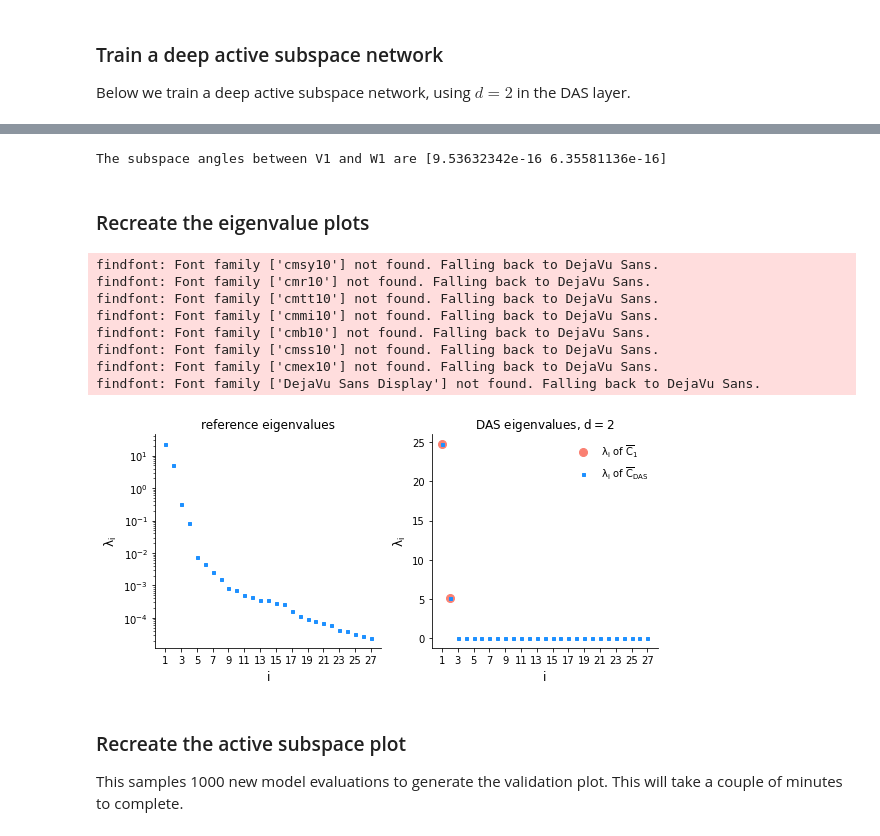
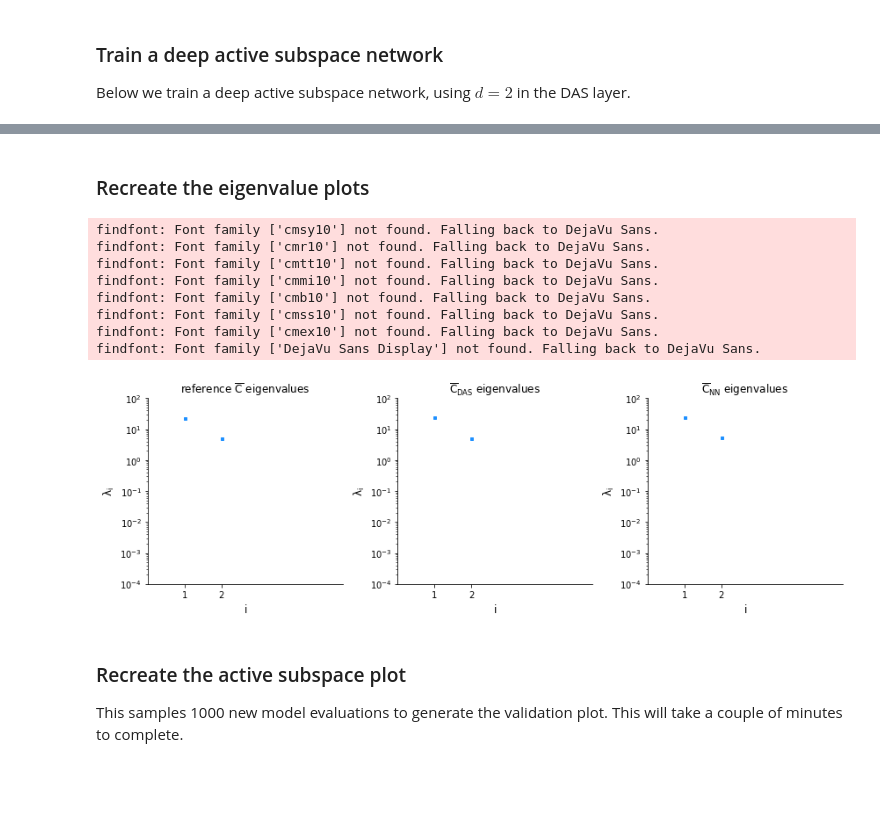
Before and after one commit to wedeling/deep_active_subspace_data, a Jupyter notebook: HIV/HIV_vector.ipynb, the cells around one changed output, grey strips where cells are left out. Drawn from its saved outputs; the diff is of its cells as text; code cells hidden in the pictures; blank space fills up the shorter version.

```diff
--- a/HIV/HIV_vector.ipynb
+++ b/HIV/HIV_vector.ipynb
@@ -107,19 +118,26 @@ n_mc = params.shape[0]
 # gradient matrix for the ANN
 C_ann = 0.0
 
+ann_samples = np.zeros([n_mc, samples.shape[1]])
 # compute the derivative of the neural net output for every input
 for i, param in enumerate(params):
     df_dx = ann_surrogate.derivative(param, norm=norm)
     # construct the C matrix
     C_ann += np.dot(df_dx, df_dx.T) / n_mc
+    ann_samples[i] = ann_surrogate.predict(param)
 
 # Solve eigenproblem
-eigvals_ann, eigvecs_ann = linalg.eigh(C_ann)
+eigvals_C_ann, eigvecs_C_ann = linalg.eigh(C_ann)
 
 # Sort the eigensolutions in the descending order of eigenvalues
-order_ann = eigvals_ann.argsort()[::-1]
-eigvals_ann = eigvals_ann[order_ann]
-eigvecs_ann = eigvecs_ann[:, order_ann]
+order_ann = eigvals_C_ann.argsort()[::-1]
+eigvals_C_ann = eigvals_C_ann[order_ann]
+eigvecs_C_ann = eigvecs_C_ann[:, order_ann]
+
+# orthoormal projection matrix extracted from (restricted) ANN
+V_1 = eigvecs_C_ann[:, 0:d]
+
+y_ann = np.dot(V_1.T, params.T).T
 # %% [markdown]
 ### Compute the reference active subspace
 
@@ -216,13 +209,12 @@ eigvals_C_das, V = linalg.eigh(C_das)
 # Sort the eigensolutions in the descending order of eigenvalues
 order = eigvals_C_das.argsort()[::-1]
 eigvals_C_das = eigvals_C_das[order]
-V = V[:, order]
-V_1 = V[:, 0:d]
+
+# the reference eigenvectors
+U_1 = eigvecs_ref[:, 0:d]
 
 # the DAS weight matrix of the first hidden layer
 W_1 = das_surrogate.neural_net.layers[1].W
-
-print("The subspace angles between V1 and W1 are %s" % linalg.subspace_angles(V_1, W_1))
 
 y_das = np.dot(W_1.T, params.T).T
 
@@ -231,43 +223,51 @@ eigvals_C_1, eigvecs_C_1 = linalg.eigh(C_1)
 order = eigvals_C_1.argsort()[::-1]
 eigvals_C_1 = eigvals_C_1[order]
 eigvecs_C_1 = eigvecs_C_1[:, order]
-# %% [output]
-The subspace angles between V1 and W1 are [9.53632342e-16 6.35581136e-16]
 # %% [markdown]
 ### Recreate the eigenvalue plots
 # %%
 ####################
 # plot eigenvalues #
 ####################
 
-fig = plt.figure(figsize=[8, 4])
-ax = fig.add_subplot(121, yscale='log', title='reference eigenvalues')
+fig = plt.figure(figsize=[12, 4])
+ax = fig.add_subplot(131, yscale='log', title='reference %s eigenvalues' % r'$\overline{C}$', xlim=[0.0,5.3], ylim=[1e-4, 100])
 ax.set_ylabel(r'$\lambda_i$', fontsize=12)
 ax.set_xlabel(r'$i$', fontsize=12)
-ax.plot(range(1, D + 1), eigvals_ref, 's', color='dodgerblue',  markersize=3,)
-ax.set_xticks(np.arange(1, D + 1, 2))
+ax.plot(range(1, d + 1), eigvals_ref[0:d], 's', color='dodgerblue',  markersize=3,)
+ax.set_xticks(np.arange(1, d + 1, 1))
 #
-ax2 = fig.add_subplot(122, title=r'DAS eigenvalues, $d=%d$' % d)
+ax2 = fig.add_subplot(132, yscale='log', title=r'%s eigenvalues' % r'$\overline{C}_{DAS}$', xlim=[0.0,5.3], ylim=[1e-4, 100])
 ax2.set_ylabel(r'$\lambda_i$', fontsize=12)
 ax2.set_xlabel(r'$i$', fontsize=12)
-ax2.plot(range(1, d + 1), eigvals_C_1, 'o', color='salmon', markersize=8,
-         label = '%s of %s' % (r'$\lambda_i$', r'$\overline{C}_1$'))
-ax2.plot(range(1, D + 1), eigvals_C_das, 's', color='dodgerblue', markersize=3,
+# ax2.plot(range(1, d + 1), eigvals_C_1, 'o', color='salmon', markersize=8,
+         # label = '%s of %s' % (r'$\lambda_i$', r'$\overline{C}_1$'))
+ax2.plot(range(1, d + 1), eigvals_C_das[0:d], 's', color='dodgerblue', markersize=3,
          label='%s of %s' % (r'$\lambda_i$', r'$\overline{C}_{DAS}$'))
-ax2.set_xticks(np.arange(1, D + 1, 2))
+ax2.set_xticks(np.arange(1, d + 1, 1))
 sns.despine(top=True)
-plt.legend(loc=0, frameon=False)
+#
+ax3 = fig.add_subplot(133, yscale='log', title=r'%s eigenvalues' % r'$\overline{C}_{NN}$', xlim=[0.0,5.3], ylim=[1e-4, 100])
+ax3.set_ylabel(r'$\lambda_i$', fontsize=12)
+ax3.set_xlabel(r'$i$', fontsize=12)
+# ax2.plot(range(1, d + 1), eigvals_C_1, 'o', color='salmon', markersize=8,
+         # label = '%s of %s' % (r'$\lambda_i$', r'$\overline{C}_1$'))
+ax3.plot(range(1, d + 1), eigvals_C_ann[0:d], 's', color='dodgerblue', markersize=3,
+         label='%s of %s' % (r'$\lambda_i$', r'$\overline{C}_{DAS}$'))
+ax3.set_xticks(np.arange(1, d + 1, 1))
+sns.despine(top=True)
+#
 plt.tight_layout()
 # %% [output]
 findfont: Font family ['cmsy10'] not found. Falling back to DejaVu Sans.
 findfont: Font family ['cmr10'] not found. Falling back to DejaVu Sans.
 findfont: Font family ['cmtt10'] not found. Falling back to DejaVu Sans.
 findfont: Font family ['cmmi10'] not found. Falling back to DejaVu Sans.
 findfont: Font family ['cmb10'] not found. Falling back to DejaVu Sans.
 findfont: Font family ['cmss10'] not found. Falling back to DejaVu Sans.
 findfont: Font family ['cmex10'] not found. Falling back to DejaVu Sans.
 findfont: Font family ['DejaVu Sans Display'] not found. Falling back to DejaVu Sans.
-[figure, old version]
+[figure, new version]
 # %% [markdown]
 ### Recreate the active subspace plot
 
```
Also changed, not shown: parts of 13 cells of this notebook, 5 other files.
